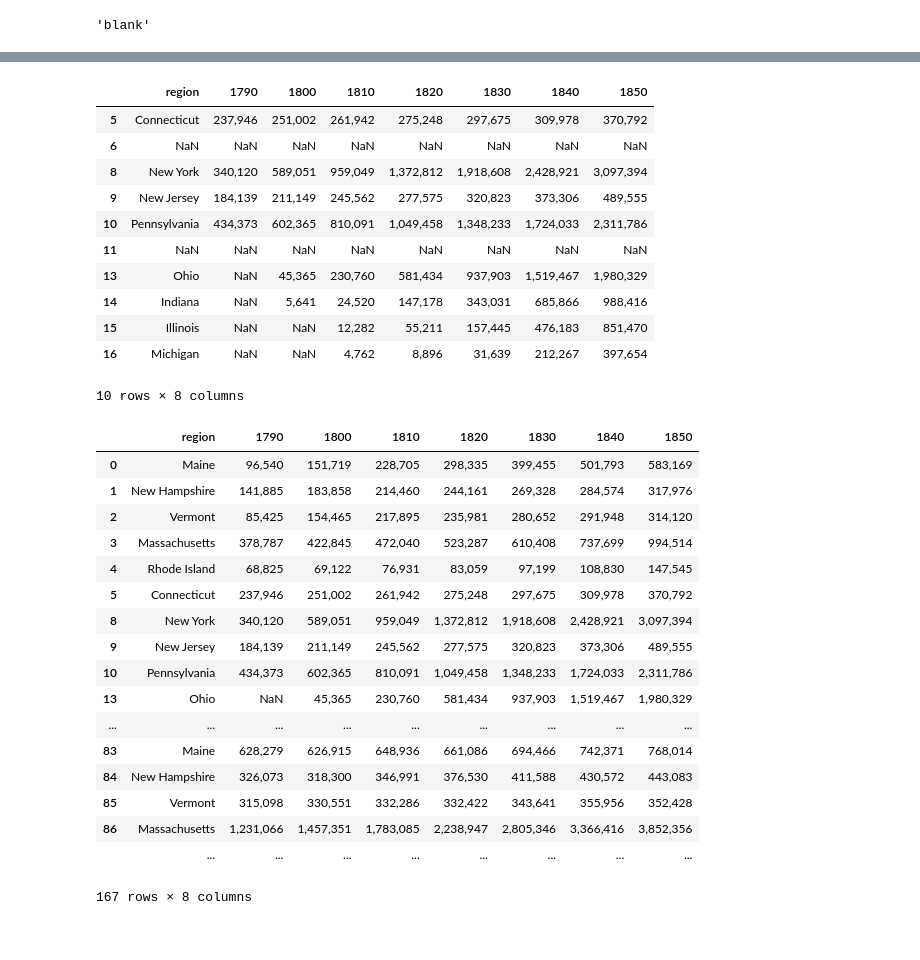
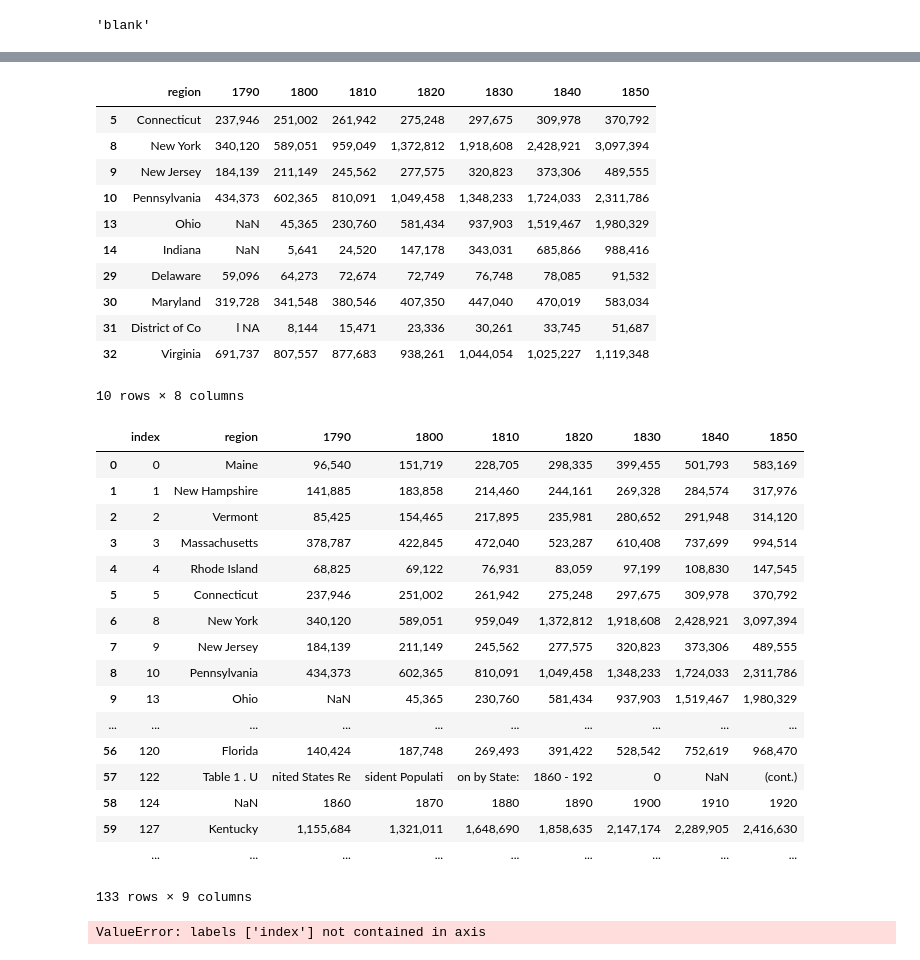
Before and after one commit to szeitlin/PopViz, a Jupyter notebook: parse_raw_populations.ipynb, the cells around one changed output, grey strips where cells are left out. Saved outputs shown, nothing was run; the diff lists cells and outputs as text; code cells hidden in the pictures.

```diff
--- a/parse_raw_populations.ipynb
+++ b/parse_raw_populations.ipynb
@@ -70,4 +69,4 @@ region.ix[80]
 # %% [output]
 'blank'
 # %%
-test.dropna(thresh=7)
+test = test.dropna(thresh=7)
@@ -97,36 +77,40 @@ test[5:15]
 # %% [output]
 |  | region | 1790 | 1800 | 1810 | 1820 | 1830 | 1840 | 1850 |
 | 5 | Connecticut | 237,946 | 251,002 | 261,942 | 275,248 | 297,675 | 309,978 | 370,792 |
-| 6 | NaN | NaN | NaN | NaN | NaN | NaN | NaN | NaN |
 | 8 | New York | 340,120 | 589,051 | 959,049 | 1,372,812 | 1,918,608 | 2,428,921 | 3,097,394 |
 | 9 | New Jersey | 184,139 | 211,149 | 245,562 | 277,575 | 320,823 | 373,306 | 489,555 |
 | 10 | Pennsylvania | 434,373 | 602,365 | 810,091 | 1,049,458 | 1,348,233 | 1,724,033 | 2,311,786 |
-| 11 | NaN | NaN | NaN | NaN | NaN | NaN | NaN | NaN |
 | 13 | Ohio | NaN | 45,365 | 230,760 | 581,434 | 937,903 | 1,519,467 | 1,980,329 |
 | 14 | Indiana | NaN | 5,641 | 24,520 | 147,178 | 343,031 | 685,866 | 988,416 |
-| 15 | Illinois | NaN | NaN | 12,282 | 55,211 | 157,445 | 476,183 | 851,470 |
-| 16 | Michigan | NaN | NaN | 4,762 | 8,896 | 31,639 | 212,267 | 397,654 |
+| 29 | Delaware | 59,096 | 64,273 | 72,674 | 72,749 | 76,748 | 78,085 | 91,532 |
+| 30 | Maryland | 319,728 | 341,548 | 380,546 | 407,350 | 447,040 | 470,019 | 583,034 |
+| 31 | District of Co | l NA | 8,144 | 15,471 | 23,336 | 30,261 | 33,745 | 51,687 |
+| 32 | Virginia | 691,737 | 807,557 | 877,683 | 938,261 | 1,044,054 | 1,025,227 | 1,119,348 |
 10 rows × 8 columns
 # %%
 test = test.dropna(how='all')
 # %%
-test.reindex()
+test.reset_index()
 # %% [output]
-|  | region | 1790 | 1800 | 1810 | 1820 | 1830 | 1840 | 1850 |
-| 0 | Maine | 96,540 | 151,719 | 228,705 | 298,335 | 399,455 | 501,793 | 583,169 |
-| 1 | New Hampshire | 141,885 | 183,858 | 214,460 | 244,161 | 269,328 | 284,574 | 317,976 |
-| 2 | Vermont | 85,425 | 154,465 | 217,895 | 235,981 | 280,652 | 291,948 | 314,120 |
-| 3 | Massachusetts | 378,787 | 422,845 | 472,040 | 523,287 | 610,408 | 737,699 | 994,514 |
-| 4 | Rhode Island | 68,825 | 69,122 | 76,931 | 83,059 | 97,199 | 108,830 | 147,545 |
-| 5 | Connecticut | 237,946 | 251,002 | 261,942 | 275,248 | 297,675 | 309,978 | 370,792 |
-| 8 | New York | 340,120 | 589,051 | 959,049 | 1,372,812 | 1,918,608 | 2,428,921 | 3,097,394 |
-| 9 | New Jersey | 184,139 | 211,149 | 245,562 | 277,575 | 320,823 | 373,306 | 489,555 |
-| 10 | Pennsylvania | 434,373 | 602,365 | 810,091 | 1,049,458 | 1,348,233 | 1,724,033 | 2,311,786 |
-| 13 | Ohio | NaN | 45,365 | 230,760 | 581,434 | 937,903 | 1,519,467 | 1,980,329 |
-| ... | ... | ... | ... | ... | ... | ... | ... | ... |
-| 83 | Maine | 628,279 | 626,915 | 648,936 | 661,086 | 694,466 | 742,371 | 768,014 |
-| 84 | New Hampshire | 326,073 | 318,300 | 346,991 | 376,530 | 411,588 | 430,572 | 443,083 |
-| 85 | Vermont | 315,098 | 330,551 | 332,286 | 332,422 | 343,641 | 355,956 | 352,428 |
-| 86 | Massachusetts | 1,231,066 | 1,457,351 | 1,783,085 | 2,238,947 | 2,805,346 | 3,366,416 | 3,852,356 |
-|  | ... | ... | ... | ... | ... | ... | ... | ... |
+|  | index | region | 1790 | 1800 | 1810 | 1820 | 1830 | 1840 | 1850 |
+| 0 | 0 | Maine | 96,540 | 151,719 | 228,705 | 298,335 | 399,455 | 501,793 | 583,169 |
+| 1 | 1 | New Hampshire | 141,885 | 183,858 | 214,460 | 244,161 | 269,328 | 284,574 | 317,976 |
+| 2 | 2 | Vermont | 85,425 | 154,465 | 217,895 | 235,981 | 280,652 | 291,948 | 314,120 |
+| 3 | 3 | Massachusetts | 378,787 | 422,845 | 472,040 | 523,287 | 610,408 | 737,699 | 994,514 |
+| 4 | 4 | Rhode Island | 68,825 | 69,122 | 76,931 | 83,059 | 97,199 | 108,830 | 147,545 |
+| 5 | 5 | Connecticut | 237,946 | 251,002 | 261,942 | 275,248 | 297,675 | 309,978 | 370,792 |
+| 6 | 8 | New York | 340,120 | 589,051 | 959,049 | 1,372,812 | 1,918,608 | 2,428,921 | 3,097,394 |
+| 7 | 9 | New Jersey | 184,139 | 211,149 | 245,562 | 277,575 | 320,823 | 373,306 | 489,555 |
+| 8 | 10 | Pennsylvania | 434,373 | 602,365 | 810,091 | 1,049,458 | 1,348,233 | 1,724,033 | 2,311,786 |
+| 9 | 13 | Ohio | NaN | 45,365 | 230,760 | 581,434 | 937,903 | 1,519,467 | 1,980,329 |
+| ... | ... | ... | ... | ... | ... | ... | ... | ... | ... |
+| 56 | 120 | Florida | 140,424 | 187,748 | 269,493 | 391,422 | 528,542 | 752,619 | 968,470 |
+| 57 | 122 | Table 1 . U | nited States Re | sident Populati | on by State: | 1860 - 192 | 0 | NaN | (cont.) |
+| 58 | 124 | NaN | 1860 | 1870 | 1880 | 1890 | 1900 | 1910 | 1920 |
+| 59 | 127 | Kentucky | 1,155,684 | 1,321,011 | 1,648,690 | 1,858,635 | 2,147,174 | 2,289,905 | 2,416,630 |
+|  | ... | ... | ... | ... | ... | ... | ... | ... | ... |
-167 rows × 8 columns
+133 rows × 9 columns
+# %%
+test = test.drop(['index'], axis=1)
+# %% [output]
+ValueError: labels ['index'] not contained in axis
```
Also changed, not shown: parts of 3 cells of this notebook, 4 other files.
